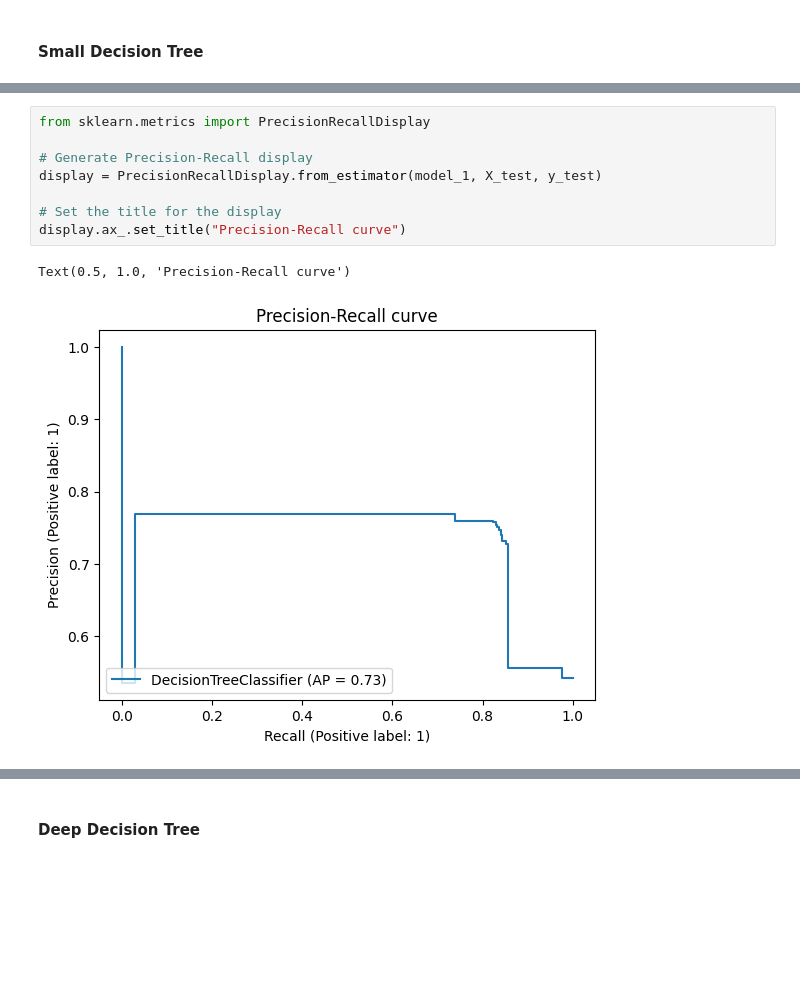
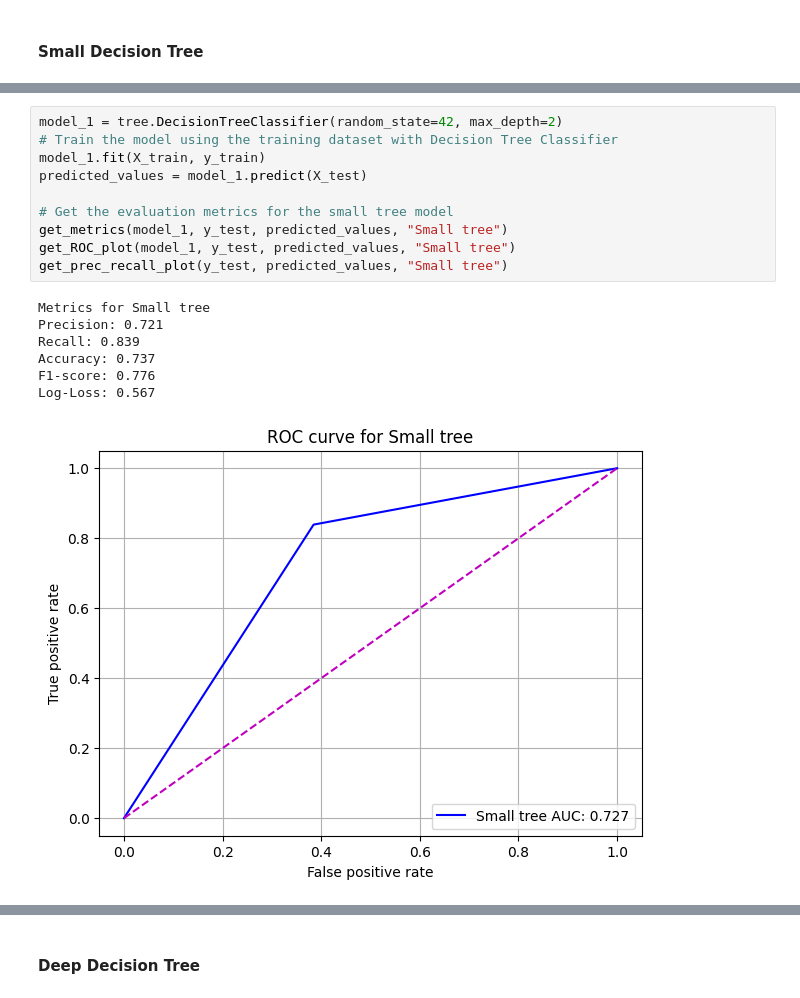
Before and after one commit to etietopabraham/Machine-Learning, a Jupyter notebook: Task-1/MLT_Task1_EtietopAbraham_J4134c.ipynb, the cells around one changed output, grey strips where cells are left out. Saved outputs shown, nothing was run; the diff lists cells and outputs as text; blank space fills up the shorter version.

```diff
--- a/Task-1/MLT_Task1_EtietopAbraham_J4134c.ipynb
+++ b/Task-1/MLT_Task1_EtietopAbraham_J4134c.ipynb
@@ -118,11 +125,18 @@ plt.show()
-# %%
-from sklearn.metrics import PrecisionRecallDisplay
-
-# Generate Precision-Recall display
-display = PrecisionRecallDisplay.from_estimator(model_1, X_test, y_test)
-
-# Set the title for the display
-display.ax_.set_title("Precision-Recall curve")
-# %% [output]
-Text(0.5, 1.0, 'Precision-Recall curve')
-[figure, removed]
+# %%
+model_1 = tree.DecisionTreeClassifier(random_state=42, max_depth=2)
+# Train the model using the training dataset with Decision Tree Classifier
+model_1.fit(X_train, y_train)
+predicted_values = model_1.predict(X_test)
+
+# Get the evaluation metrics for the small tree model
+get_metrics(model_1, y_test, predicted_values, "Small tree")
+get_ROC_plot(model_1, y_test, predicted_values, "Small tree")
+get_prec_recall_plot(y_test, predicted_values, "Small tree")
+# %% [output]
+Metrics for Small tree
+Precision: 0.721
+Recall: 0.839
+Accuracy: 0.737
+F1-score: 0.776
+Log-Loss: 0.567
+[figure, added]
```
Also changed, not shown: parts of 17 cells of this notebook, 4 other files.
